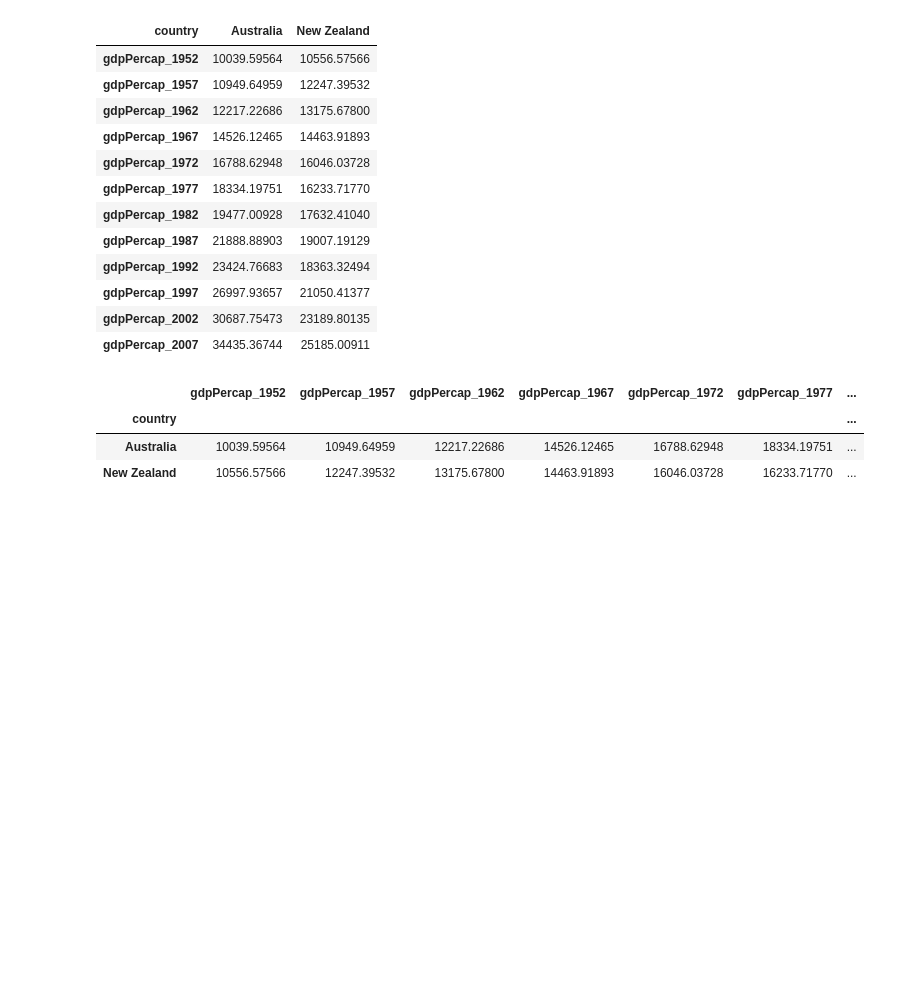
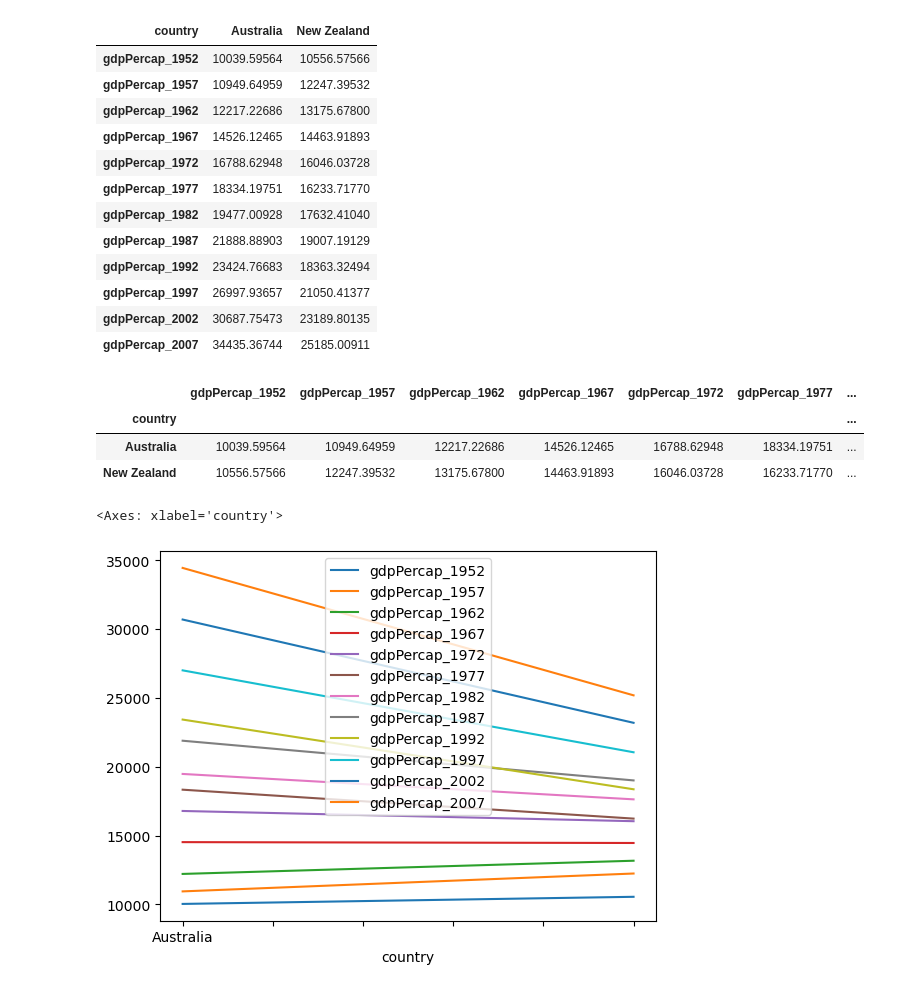
Before and after one commit to ubvu/2024-03-19-python, a Jupyter notebook: notebooks/analyzing_data.ipynb, the cells around one changed output. Cells and saved outputs as stored; diff of their text form; code cells hidden in the pictures; blank space fills up the shorter version.

```diff
--- a/notebooks/analyzing_data.ipynb
+++ b/notebooks/analyzing_data.ipynb
@@ -94,3 +94,8 @@ data
 | country |  |  |  |  |  |  | ... |
 | Australia | 10039.59564 | 10949.64959 | 12217.22686 | 14526.12465 | 16788.62948 | 18334.19751 | ... |
 | New Zealand | 10556.57566 | 12247.39532 | 13175.67800 | 14463.91893 | 16046.03728 | 16233.71770 | ... |
+# %%
+data.plot()
+# %% [output]
+<Axes: xlabel='country'>
+[figure, added]
```
Also changed, not shown: parts of 2 cells of this notebook.
